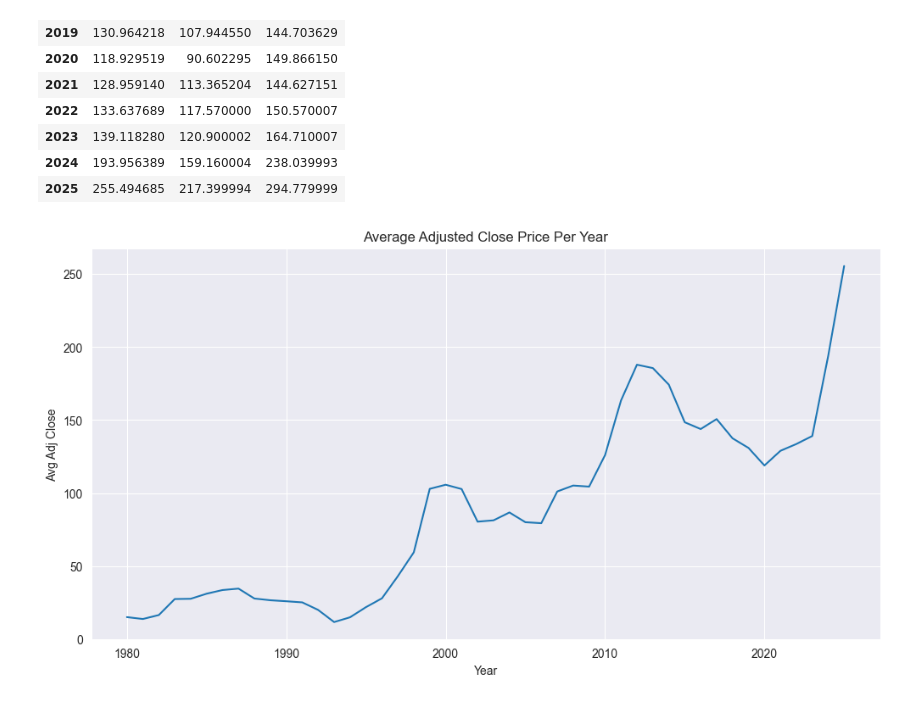
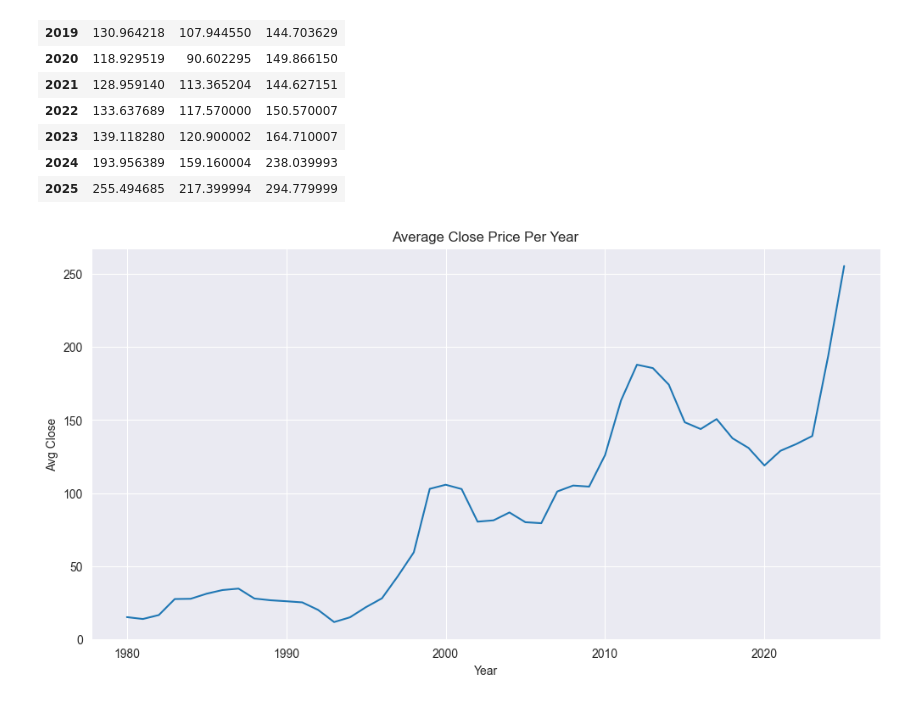
Before and after one commit to abdubakr77/IBM-Stock-Forecasting-RNN-LSTM-GRU, a Jupyter notebook: notebooks/01_eda.ipynb, the cells around one changed output. Drawn from its saved outputs; the diff is of its cells as text; code cells hidden in the pictures.

```diff
--- a/notebooks/01_eda.ipynb
+++ b/notebooks/01_eda.ipynb
@@ -334,11 +348,3 @@ df.nlargest(5, "daily_return")[["Date", "daily_return"]]
 | 4188 | 1996-07-25 | 0.129428 |
 | 5319 | 2001-01-18 | 0.120233 |
 | 3617 | 1994-04-21 | 0.117225 |
-# %%
-df["adj_daily_return"] = df["Adj Close"].pct_change()
-
-plt.plot(df["Date"], df["adj_daily_return"])
-plt.title("Daily Returns Over Time")
-plt.xlabel("Date")
-plt.ylabel("Return")
-plt.show()
@@ -413,9 +374,9 @@ close_yearly.tail(15)
 | 2025 | 255.494685 | 217.399994 | 294.779999 |
 # %%
 plt.plot(close_yearly.index, close_yearly["mean"])
-plt.title("Average Adjusted Close Price Per Year")
+plt.title("Average Close Price Per Year")
 plt.xlabel("Year")
-plt.ylabel("Avg Adj Close")
+plt.ylabel("Avg Close")
 plt.show()
 # %% [output]
-[figure, old version]
+[figure, new version]
```
Also changed, not shown: parts of 23 cells of this notebook.
